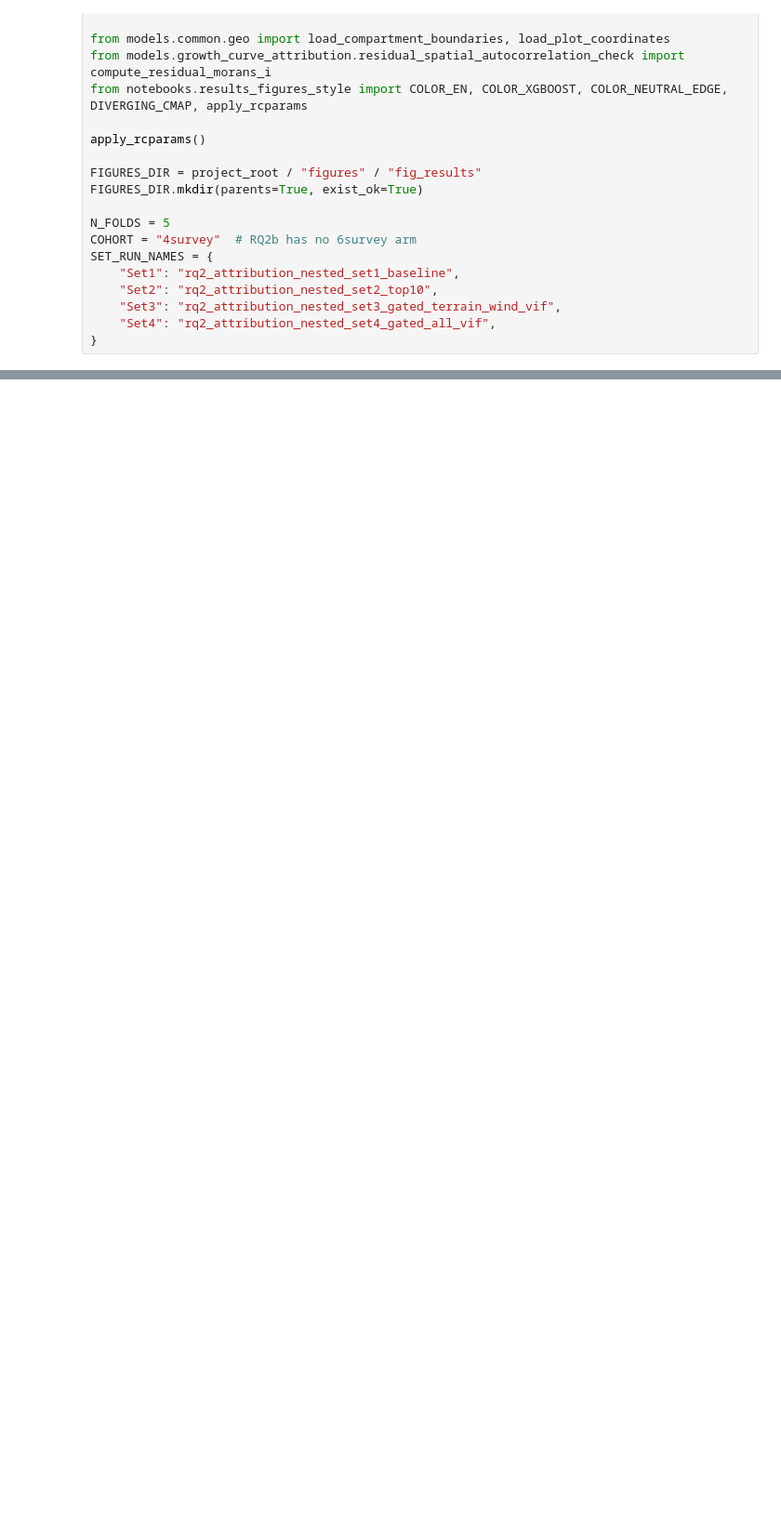
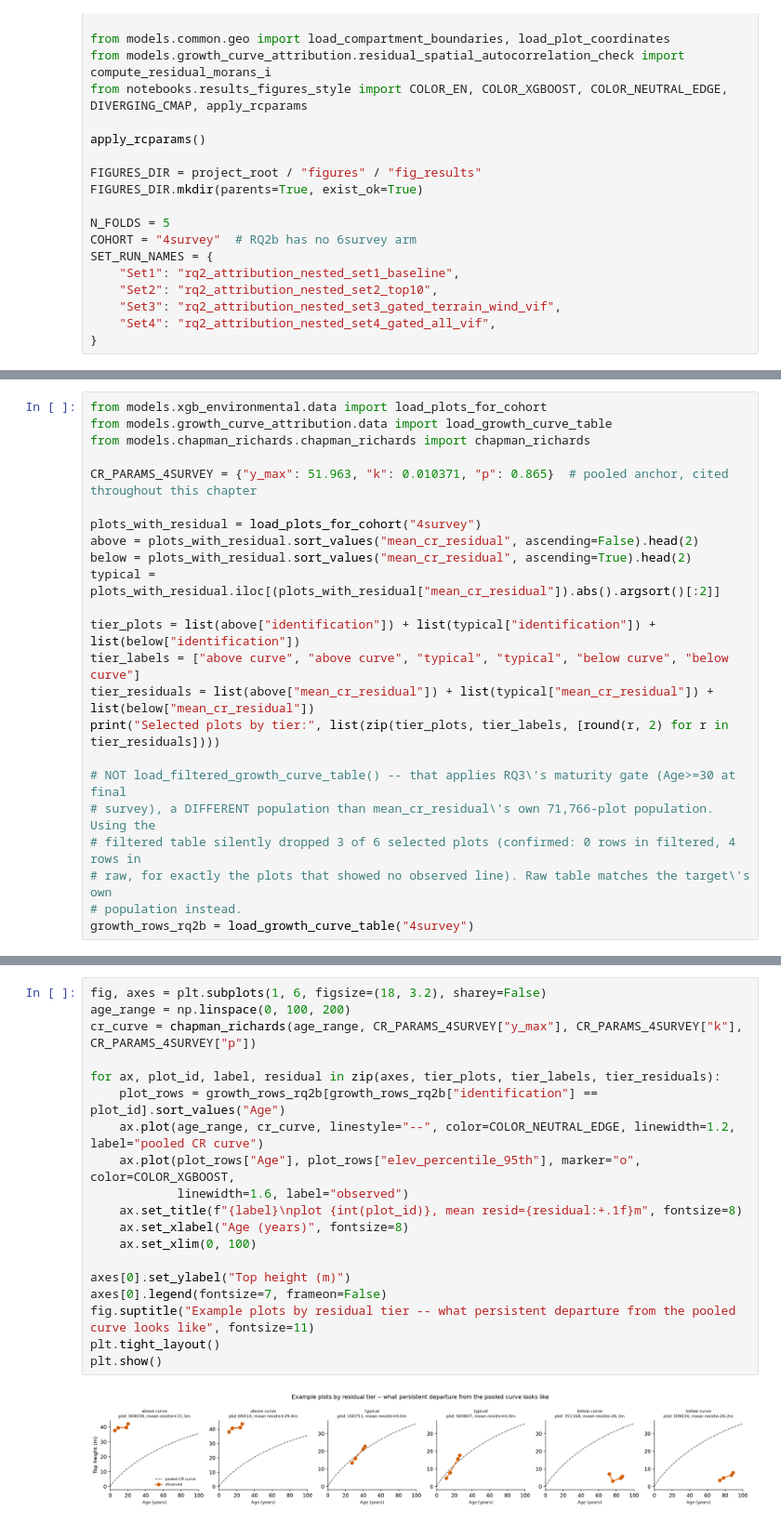
Before and after one commit to shreeyagorasia/forest_diss, a Jupyter notebook: notebooks/results_figures_rq2b.ipynb, the cells around one changed output, grey strips where cells are left out. Shown at 93% size. Saved outputs shown, nothing was run; the diff lists cells and outputs as text; blank space fills up the shorter version.

```diff
--- a/notebooks/results_figures_rq2b.ipynb
+++ b/notebooks/results_figures_rq2b.ipynb
@@ -195,0 +278,23 @@ plt.show()
+# %%
+from models.xgb_environmental.data import load_plots_for_cohort
+from models.growth_curve_attribution.data import load_growth_curve_table
+from models.chapman_richards.chapman_richards import chapman_richards
+
+CR_PARAMS_4SURVEY = {"y_max": 51.963, "k": 0.010371, "p": 0.865}  # pooled anchor, cited throughout this chapter
+
+plots_with_residual = load_plots_for_cohort("4survey")
+above = plots_with_residual.sort_values("mean_cr_residual", ascending=False).head(2)
+below = plots_with_residual.sort_values("mean_cr_residual", ascending=True).head(2)
+typical = plots_with_residual.iloc[(plots_with_residual["mean_cr_residual"]).abs().argsort()[:2]]
+
+tier_plots = list(above["identification"]) + list(typical["identification"]) + list(below["identification"])
+tier_labels = ["above curve", "above curve", "typical", "typical", "below curve", "below curve"]
+tier_residuals = list(above["mean_cr_residual"]) + list(typical["mean_cr_residual"]) + list(below["mean_cr_residual"])
+print("Selected plots by tier:", list(zip(tier_plots, tier_labels, [round(r, 2) for r in tier_residuals])))
+
+# NOT load_filtered_growth_curve_table() -- that applies RQ3\'s maturity gate (Age>=30 at final
+# survey), a DIFFERENT population than mean_cr_residual\'s own 71,766-plot population. Using the
+# filtered table silently dropped 3 of 6 selected plots (confirmed: 0 rows in filtered, 4 rows in
+# raw, for exactly the plots that showed no observed line). Raw table matches the target\'s own
+# population instead.
+growth_rows_rq2b = load_growth_curve_table("4survey")
@@ -195,0 +303,21 @@ plt.show()
+# %%
+fig, axes = plt.subplots(1, 6, figsize=(18, 3.2), sharey=False)
+age_range = np.linspace(0, 100, 200)
+cr_curve = chapman_richards(age_range, CR_PARAMS_4SURVEY["y_max"], CR_PARAMS_4SURVEY["k"], CR_PARAMS_4SURVEY["p"])
+
+for ax, plot_id, label, residual in zip(axes, tier_plots, tier_labels, tier_residuals):
+    plot_rows = growth_rows_rq2b[growth_rows_rq2b["identification"] == plot_id].sort_values("Age")
+    ax.plot(age_range, cr_curve, linestyle="--", color=COLOR_NEUTRAL_EDGE, linewidth=1.2, label="pooled CR curve")
+    ax.plot(plot_rows["Age"], plot_rows["elev_percentile_95th"], marker="o", color=COLOR_XGBOOST,
+            linewidth=1.6, label="observed")
+    ax.set_title(f"{label}\nplot {int(plot_id)}, mean resid={residual:+.1f}m", fontsize=8)
+    ax.set_xlabel("Age (years)", fontsize=8)
+    ax.set_xlim(0, 100)
+
+axes[0].set_ylabel("Top height (m)")
+axes[0].legend(fontsize=7, frameon=False)
+fig.suptitle("Example plots by residual tier -- what persistent departure from the pooled curve looks like", fontsize=11)
+plt.tight_layout()
+plt.show()
+# %% [output]
+[figure, added]
```
Also changed, not shown: parts of 17 cells of this notebook, 32 other files.
